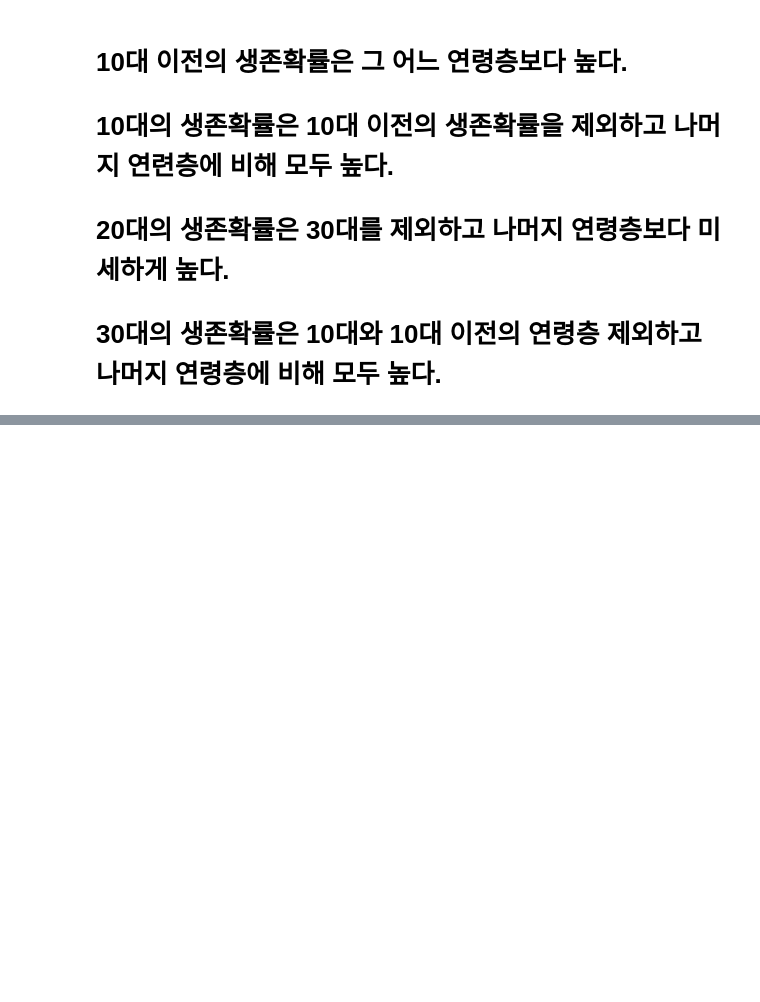
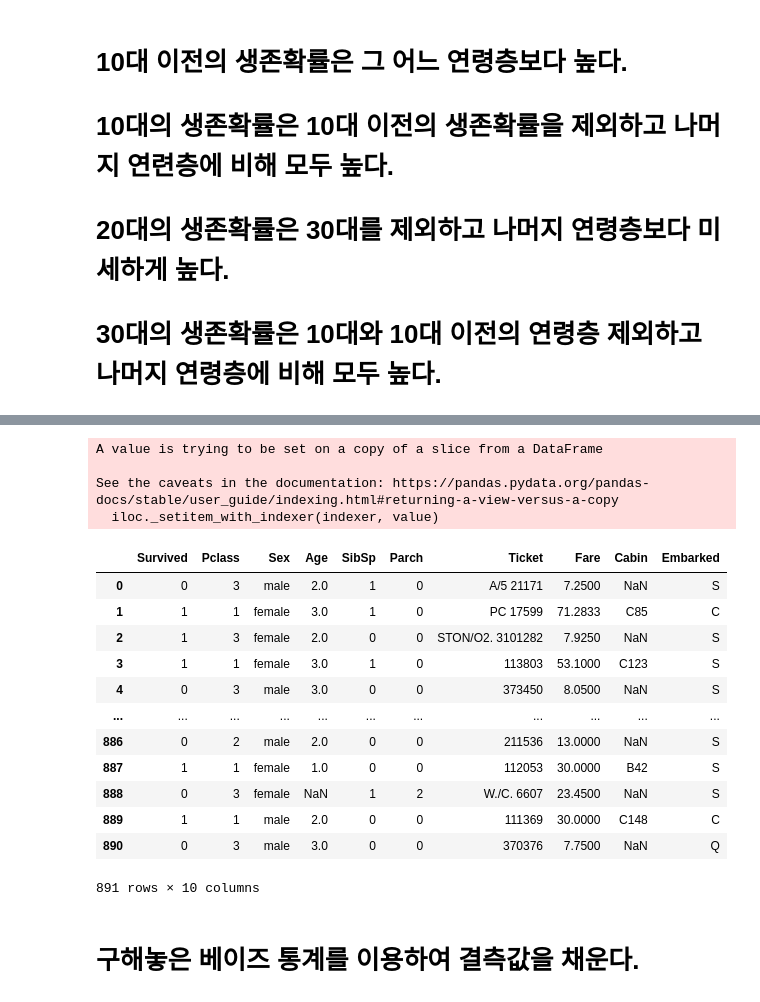
Before and after one commit to Ash-Stat/An-Si-Hyun, a Jupyter notebook: kaggle_titanic.ipynb, the cells around one changed output, grey strips where cells are left out. Cells and saved outputs as stored; diff of their text form; code cells hidden in the pictures; blank space fills up the shorter version.

```diff
--- a/kaggle_titanic.ipynb
+++ b/kaggle_titanic.ipynb
@@ -354,0 +593,41 @@ p-value가 0.05 초과 이므로, 귀무가설을 기각할 수 없다. 즉, 생
+# %%
+#원본 데이터도 나이대를 바꾸어주기
+
+for older1,ind11 in zip(data['Age'],data.index):
+  if older1 <10 :
+    data['Age'].loc[ind11]=0
+  elif older1 <20:
+    data['Age'].loc[ind11]=1
+  elif older1 <30:
+    data['Age'].loc[ind11]=2
+  elif older1 <40:
+    data['Age'].loc[ind11]=3
+  elif older1 <50:
+    data['Age'].loc[ind11]=4
+  elif older1 <60:
+    data['Age'].loc[ind11]=5
+  elif older1 <70:
+    data['Age'].loc[ind11]=6
+  elif older1 <=90:
+    data['Age'].loc[ind11]=7
+data
+# %% [output]
+A value is trying to be set on a copy of a slice from a DataFrame
+
+See the caveats in the documentation: https://pandas.pydata.org/pandas-docs/stable/user_guide/indexing.html#returning-a-view-versus-a-copy
+  iloc._setitem_with_indexer(indexer, value)
+|  | Survived | Pclass | Sex | Age | SibSp | Parch | Ticket | Fare | Cabin | Embarked |
+| 0 | 0 | 3 | male | 2.0 | 1 | 0 | A/5 21171 | 7.2500 | NaN | S |
+| 1 | 1 | 1 | female | 3.0 | 1 | 0 | PC 17599 | 71.2833 | C85 | C |
+| 2 | 1 | 3 | female | 2.0 | 0 | 0 | STON/O2. 3101282 | 7.9250 | NaN | S |
+| 3 | 1 | 1 | female | 3.0 | 1 | 0 | 113803 | 53.1000 | C123 | S |
+| 4 | 0 | 3 | male | 3.0 | 0 | 0 | 373450 | 8.0500 | NaN | S |
+| ... | ... | ... | ... | ... | ... | ... | ... | ... | ... | ... |
+| 886 | 0 | 2 | male | 2.0 | 0 | 0 | 211536 | 13.0000 | NaN | S |
+| 887 | 1 | 1 | female | 1.0 | 0 | 0 | 112053 | 30.0000 | B42 | S |
+| 888 | 0 | 3 | female | NaN | 1 | 2 | W./C. 6607 | 23.4500 | NaN | S |
+| 889 | 1 | 1 | male | 2.0 | 0 | 0 | 111369 | 30.0000 | C148 | C |
+| 890 | 0 | 3 | male | 3.0 | 0 | 0 | 370376 | 7.7500 | NaN | Q |
+891 rows × 10 columns
+# %% [markdown]
+# 구해놓은 베이즈 통계를 이용하여 결측값을 채운다.
```
Also changed, not shown: parts of 27 cells of this notebook.
